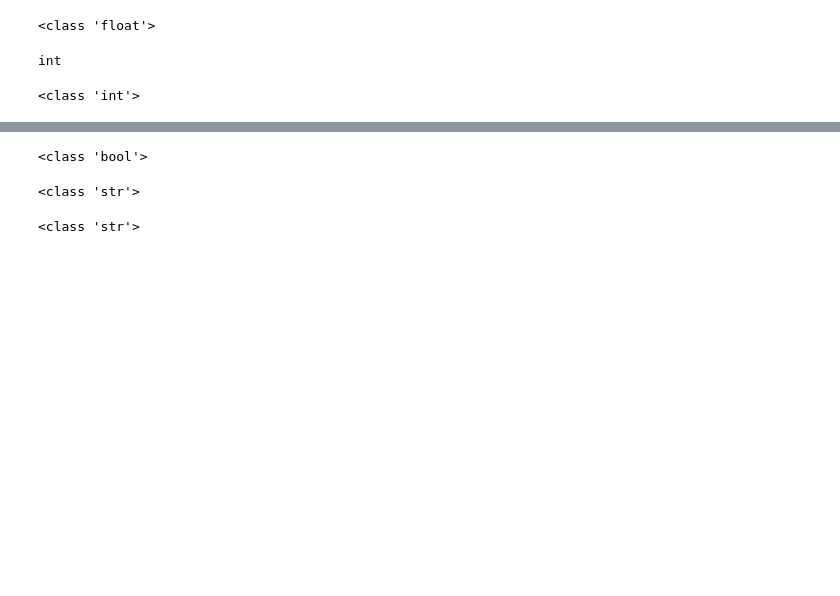
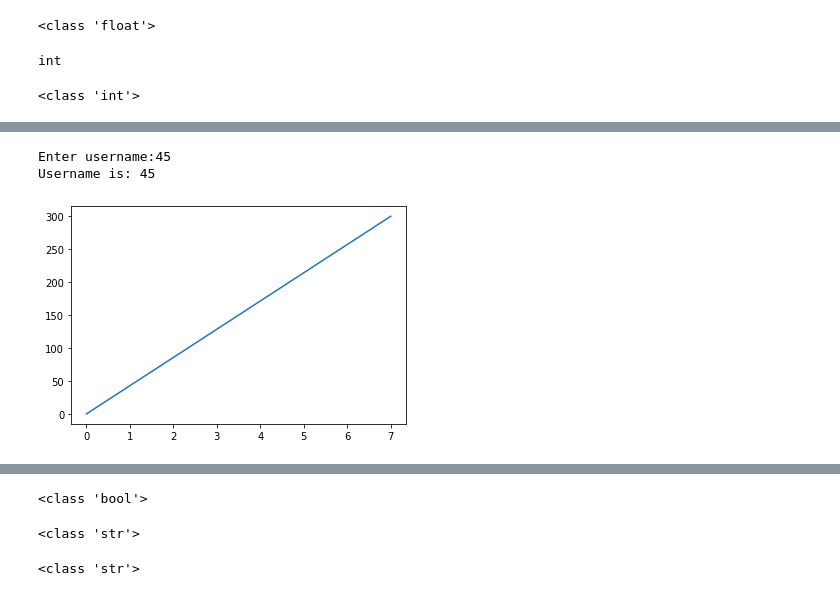
Before and after one commit to akinselureabiola/python_modules, a Jupyter notebook: python_notebook.ipynb, the cells around one changed output, grey strips where cells are left out. Drawn from its saved outputs; the diff is of its cells as text; code cells hidden in the pictures; blank space fills up the shorter version.

```diff
--- a/python_notebook.ipynb
+++ b/python_notebook.ipynb
@@ -29,0 +365,6 @@ print(type(15))
+# %%
+username = input("Enter username:")
+print("Username is: " + username)
+# %% [output]
+Enter username:45
+Username is: 45
@@ -29,0 +379,8 @@ print(type(15))
+# %%
+x = np.array([0, 7])
+y = np.array([0, 300])
+
+plt.plot(x, y)
+plt.show()
+# %% [output]
+[figure, added]
```
Also changed, not shown: parts of 79 cells of this notebook.
